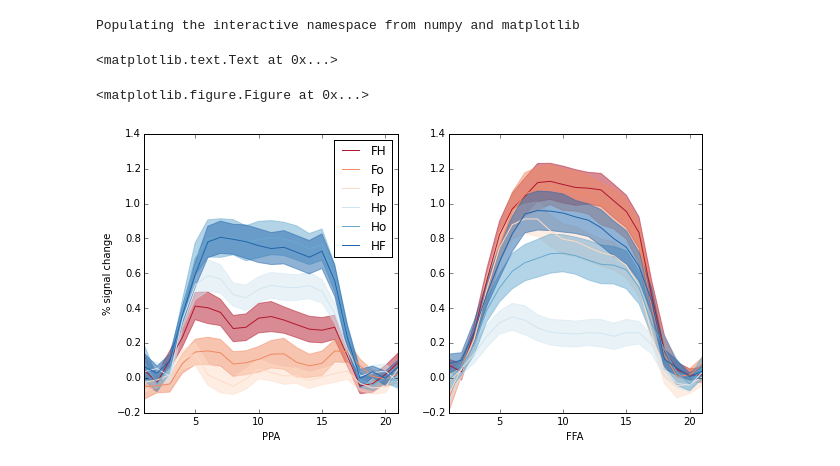
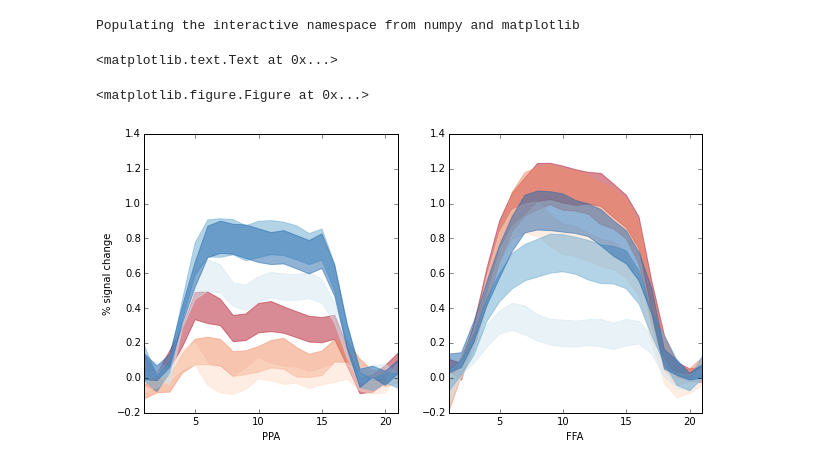
Before and after one commit to kaihwang/TDSigEI, a Jupyter notebook: Plot FIR.ipynb, the cells around one changed output. Saved outputs shown, nothing was run; the diff lists cells and outputs as text; code cells hidden in the pictures.

```diff
--- a/Plot FIR.ipynb
+++ b/Plot FIR.ipynb
@@ -18,28 +18,27 @@ sem_df = FIR_df.groupby(['ROI','Condition','Volume']).aggregate(scipy.stats.sem)
 # %%
 #conditions
 ROIs = ['FFA', 'PPA']
 Conditions =['FH', 'Fo', 'Fp', 'Hp', 'Ho', 'HF']
 x = np.arange(1,22)
 #get colormap
 cmap = brewer2mpl.get_map('RdBu','diverging', 6)
 plt.figure(1)
 plt.figure(figsize=(10,5))
 for r, roi in enumerate(ROIs):
     plt.subplot(1, 2, r)
     for i, c in enumerate(Conditions):
         y = np.array(mean_df[(mean_df['ROI'] == roi) & (mean_df['Condition'] == c)]['Beta'])
         error = np.array(sem_df[(mean_df['ROI'] == roi) & (mean_df['Condition'] == c)]['Beta'])
-        plt.plot(x, y, color = cmap.hex_colors[i], label=c )
+        #plt.plot(x, y, color = cmap.hex_colors[i],  )
         plt.fill_between(x, y-error, y+error, alpha=0.5, edgecolor=cmap.hex_colors[i],
-                     facecolor=cmap.hex_colors[i])
+                     facecolor=cmap.hex_colors[i], label=c)
         ylim( -0.2, 1.4 )
         xlim( 1, 21 )
 
         plt.xlabel(roi)
 
-legend()
 plt.ylabel('% signal change')
 # %% [output]
 <matplotlib.text.Text at 0x...>
 <matplotlib.figure.Figure at 0x...>
-[figure, old version]
+[figure, new version]
```
Also changed, not shown: 1 other file.
